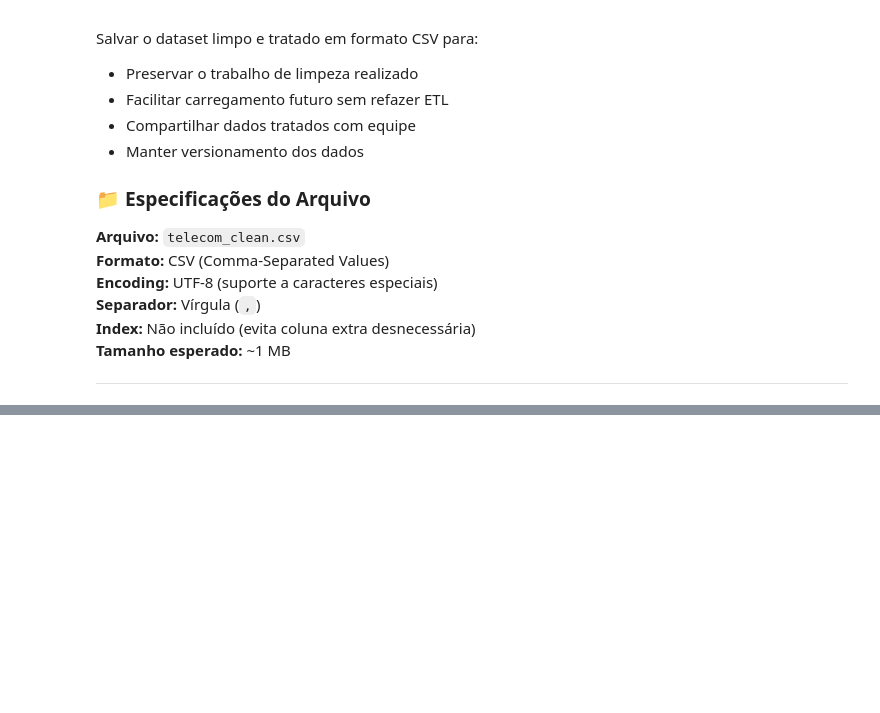
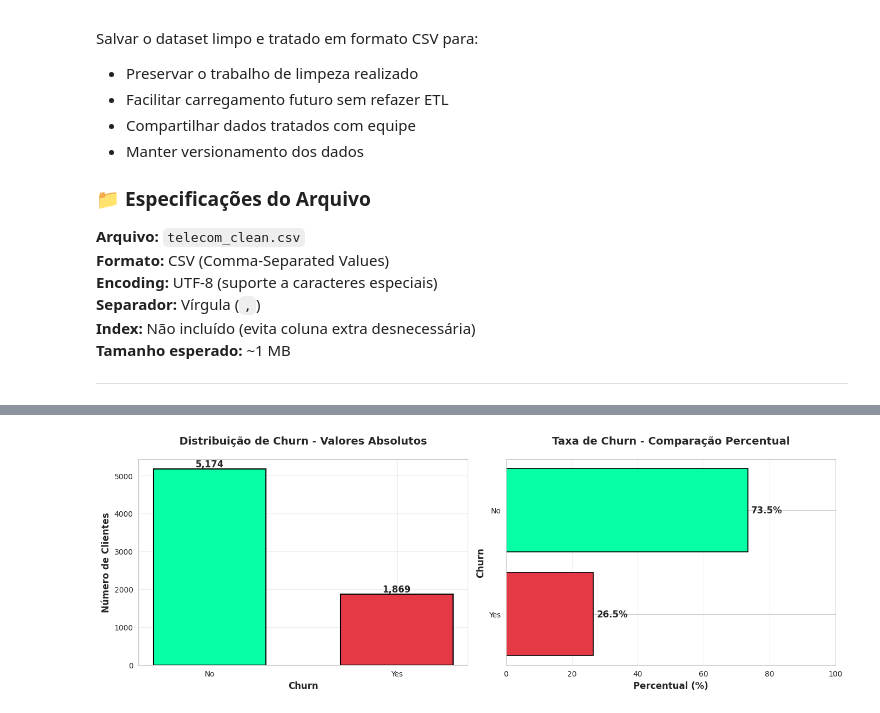
Before and after one commit to thedrads/telecomx-churn-analysis, a Jupyter notebook: analise_churn_telecom.ipynb, the cells around one changed output, grey strips where cells are left out. Cells and saved outputs as stored; diff of their text form; code cells hidden in the pictures; blank space fills up the shorter version.

```diff
--- a/analise_churn_telecom.ipynb
+++ b/analise_churn_telecom.ipynb
@@ -1474,0 +1611,94 @@ print("   ⚠️ Faça commit no GitHub para não perder o progresso!")
+# %%
+# ====================================================================
+# 📉 ANÁLISE DA VARIÁVEL ALVO: CHURN
+# ====================================================================
+# Variável alvo do projeto: Churn (Yes/No)
+# ====================================================================
+
+print("="*60)
+print("📉 ANÁLISE DA VARIÁVEL ALVO: CHURN")
+print("="*60)
+
+# Contagem absoluta
+churn_counts = df_clean['Churn'].value_counts()
+print(f"\n📊 Distribuição de Churn (valores absolutos):")
+print(churn_counts)
+
+# Percentuais
+churn_percent = df_clean['Churn'].value_counts(normalize=True) * 100
+print(f"\n📊 Distribuição de Churn (percentuais):")
+for valor, pct in churn_percent.items():
+    print(f"   {valor}: {pct:.2f}%")
+
+# Taxa de churn
+taxa_churn = churn_percent['Yes']
+print(f"\n🎯 TAXA DE CHURN: {taxa_churn:.2f}%")
+
+# Impacto financeiro estimado
+total_clientes_churn = churn_counts['Yes']
+receita_media_mensal = df_clean['MonthlyCharges'].mean()
+perda_mensal_estimada = total_clientes_churn * receita_media_mensal
+
+print(f"\n💰 IMPACTO FINANCEIRO:")
+print(f"   • Clientes que cancelaram: {total_clientes_churn:,}")
+print(f"   • Receita média mensal: ${receita_media_mensal:.2f}")
+print(f"   • Perda mensal estimada: ${perda_mensal_estimada:,.2f}")
+
+print("\n" + "="*60)
+
+# ====================================================================
+# 📊 VISUALIZAÇÃO: DISTRIBUIÇÃO DE CHURN (BOAS PRÁTICAS)
+# ====================================================================
+
+# Criar figura com 2 subplots lado a lado
+fig, axes = plt.subplots(1, 2, figsize=(14, 5))
+
+# Subplot 1: Gráfico de barras verticais (contagem absoluta)
+ax1 = axes[0]
+bars = ax1.bar(churn_counts.index, churn_counts.values,
+               color=[COLORS['churn_no'], COLORS['churn_yes']],
+               edgecolor='black', linewidth=1.5, width=0.6)
+
+# Adicionar valores nas barras
+for bar in bars:
+    height = bar.get_height()
+    ax1.text(bar.get_x() + bar.get_width()/2., height,
+             f'{int(height):,}',
+             ha='center', va='bottom', fontsize=12, fontweight='bold')
+
+ax1.set_xlabel('Churn', fontsize=12, fontweight='bold')
+ax1.set_ylabel('Número de Clientes', fontsize=12, fontweight='bold')
+ax1.set_title('Distribuição de Churn - Valores Absolutos',
+              fontsize=14, fontweight='bold', pad=20)
+ax1.grid(axis='y', alpha=0.3)
+
+# Subplot 2: Gráfico de barras horizontais (percentual) - MELHOR PRÁTICA
+ax2 = axes[1]
+
+# Ordenar para facilitar comparação
+churn_percent_sorted = churn_percent.sort_values(ascending=True)
+colors_bars = [COLORS['churn_yes'] if idx == 'Yes' else COLORS['churn_no']
+               for idx in churn_percent_sorted.index]
+
+bars2 = ax2.barh(churn_percent_sorted.index, churn_percent_sorted.values,
+                 color=colors_bars, edgecolor='black', linewidth=1.2)
+
+# Adicionar valores nas barras
+for i, (idx, val) in enumerate(churn_percent_sorted.items()):
+    ax2.text(val + 1, i, f'{val:.1f}%',
+             va='center', fontsize=12, fontweight='bold')
+
+ax2.set_xlabel('Percentual (%)', fontsize=12, fontweight='bold')
+ax2.set_ylabel('Churn', fontsize=12, fontweight='bold')  # CORRIGIDO AQUI
+ax2.set_title('Taxa de Churn - Comparação Percentual',
+              fontsize=14, fontweight='bold', pad=20)
+ax2.set_xlim(0, 100)
+ax2.grid(axis='x', alpha=0.3)
+
+# Ajustar layout
+plt.tight_layout()
+plt.show()
+
+print("\n✅ Gráficos gerados seguindo boas práticas de visualização!")
+print("   💡 Barras horizontais facilitam comparação de valores")
+# %% [output]
@@ -1474,0 +1722 @@ print("   ⚠️ Faça commit no GitHub para não perder o progresso!")
+[figure, added]
```
Also changed, not shown: parts of 9 cells of this notebook.
